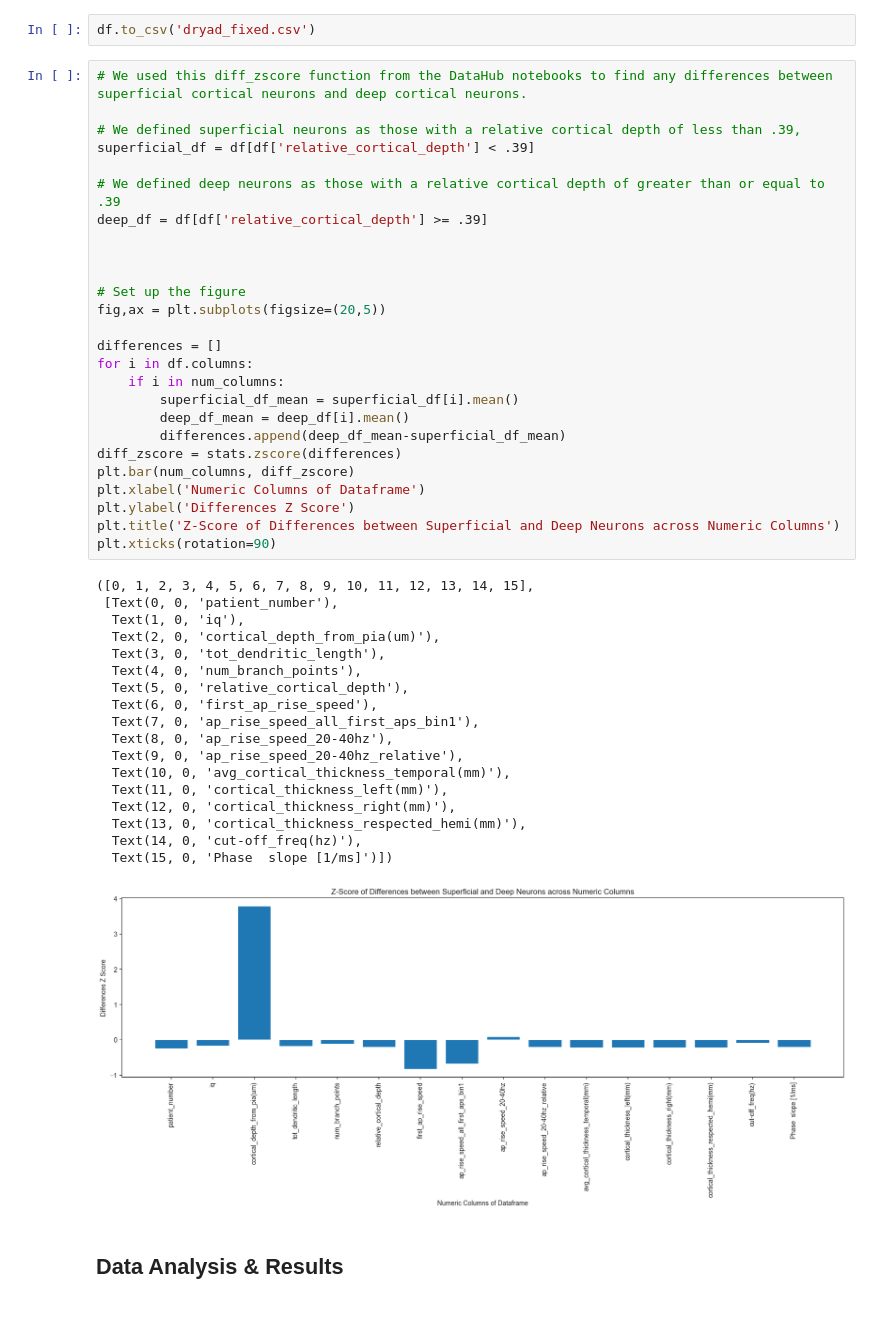
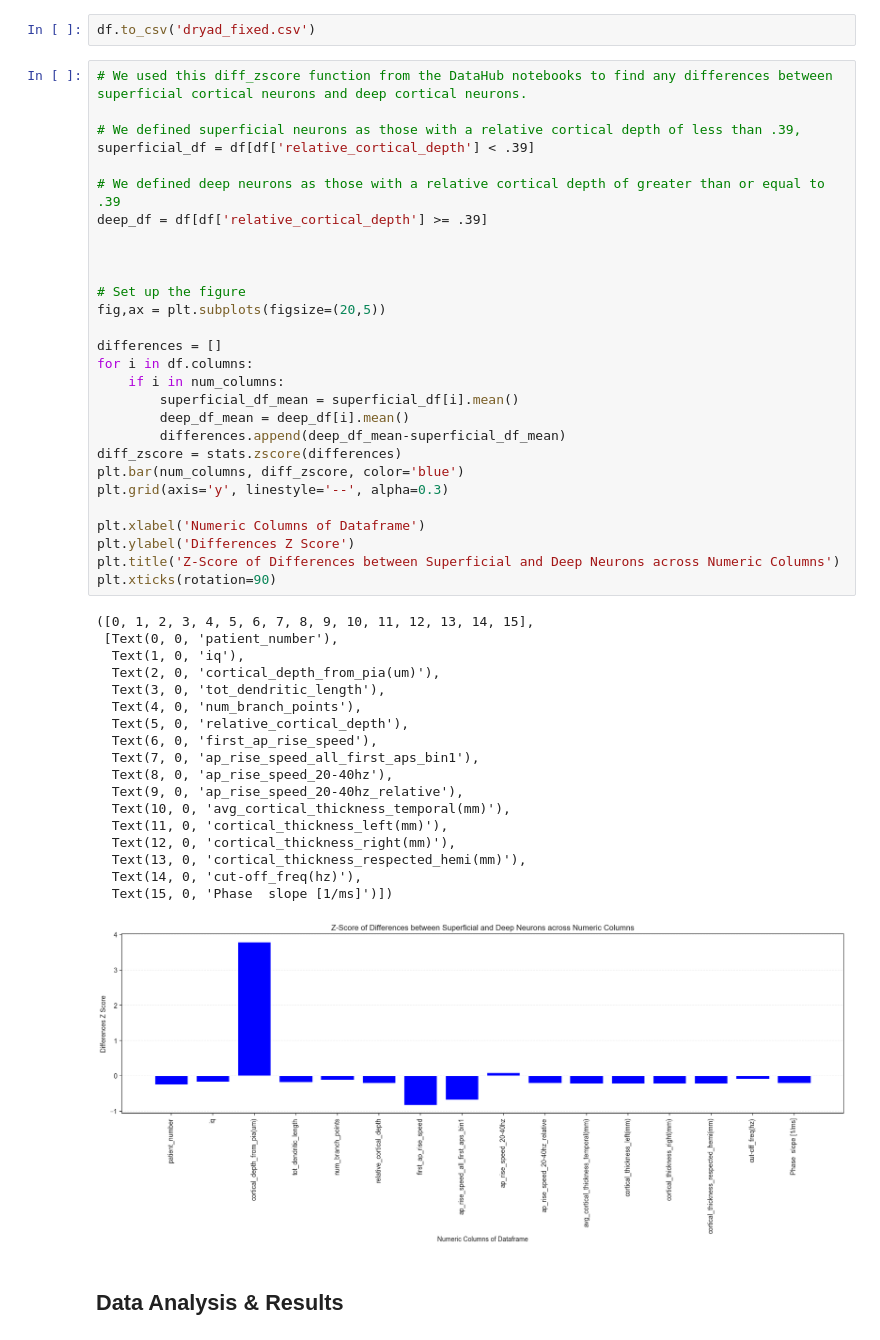
Before and after one commit to earanda4/Cell_Types_Project, a Jupyter notebook: Cell_Types_Project_Draft.ipynb, the cells around one changed output. Saved outputs shown, nothing was run; the diff lists cells and outputs as text.

```diff
--- a/Cell_Types_Project_Draft.ipynb
+++ b/Cell_Types_Project_Draft.ipynb
@@ -136,35 +136,37 @@ fig,ax = plt.subplots(figsize=(20,5))
 
 differences = []
 for i in df.columns:
     if i in num_columns:
         superficial_df_mean = superficial_df[i].mean()
         deep_df_mean = deep_df[i].mean()
         differences.append(deep_df_mean-superficial_df_mean)
 diff_zscore = stats.zscore(differences)
-plt.bar(num_columns, diff_zscore)
+plt.bar(num_columns, diff_zscore, color='blue')
+plt.grid(axis='y', linestyle='--', alpha=0.3)
+
 plt.xlabel('Numeric Columns of Dataframe')
 plt.ylabel('Differences Z Score')
 plt.title('Z-Score of Differences between Superficial and Deep Neurons across Numeric Columns')
 plt.xticks(rotation=90)
 # %% [output]
 ([0, 1, 2, 3, 4, 5, 6, 7, 8, 9, 10, 11, 12, 13, 14, 15],
  [Text(0, 0, 'patient_number'),
   Text(1, 0, 'iq'),
   Text(2, 0, 'cortical_depth_from_pia(um)'),
   Text(3, 0, 'tot_dendritic_length'),
   Text(4, 0, 'num_branch_points'),
   Text(5, 0, 'relative_cortical_depth'),
   Text(6, 0, 'first_ap_rise_speed'),
   Text(7, 0, 'ap_rise_speed_all_first_aps_bin1'),
   Text(8, 0, 'ap_rise_speed_20-40hz'),
   Text(9, 0, 'ap_rise_speed_20-40hz_relative'),
   Text(10, 0, 'avg_cortical_thickness_temporal(mm)'),
   Text(11, 0, 'cortical_thickness_left(mm)'),
   Text(12, 0, 'cortical_thickness_right(mm)'),
   Text(13, 0, 'cortical_thickness_respected_hemi(mm)'),
   Text(14, 0, 'cut-off_freq(hz)'),
   Text(15, 0, 'Phase  slope [1/ms]')])
-[figure, old version]
+[figure, new version]
 # %% [markdown]
 ## Data Analysis & Results
 # %% [markdown]
```
Also changed, not shown: parts of 1 cell of this notebook.
